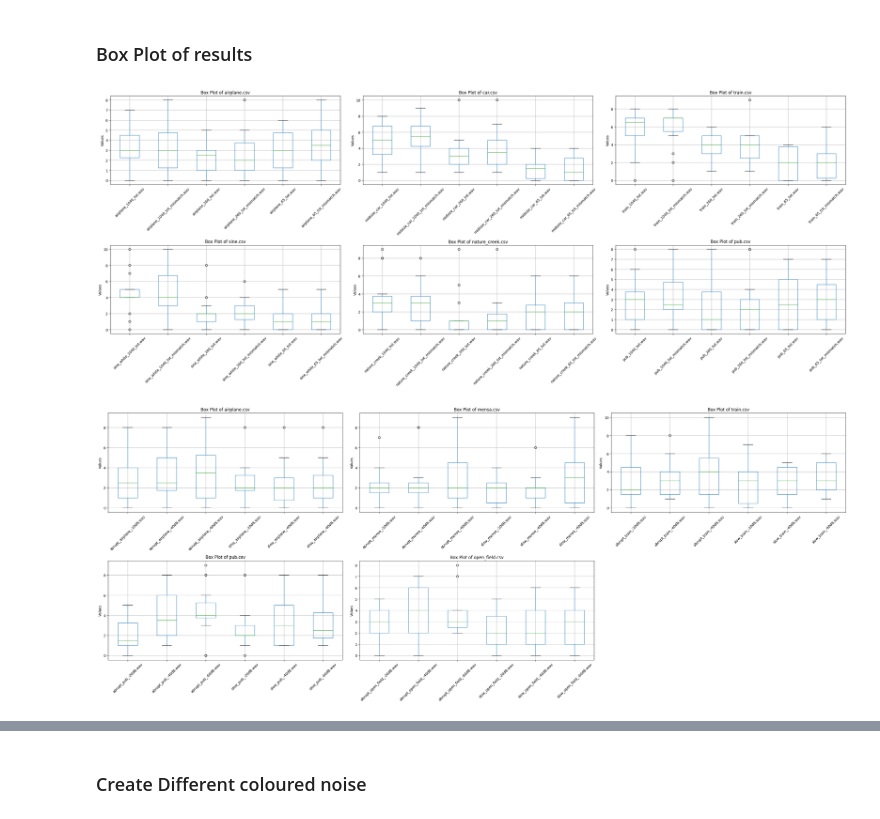
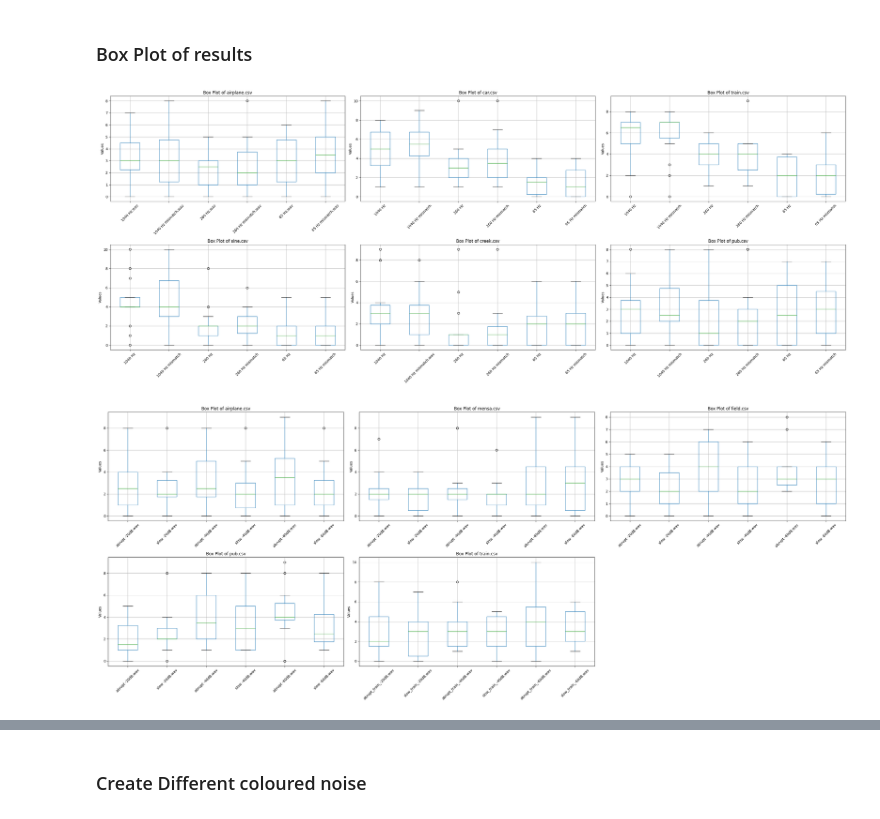
Before and after one commit to nguyen-elevear/bachelor_arbeit, a Jupyter notebook: audio_pyfar.ipynb, the cells around one changed output, grey strips where cells are left out. Cells and saved outputs as stored; diff of their text form; code cells hidden in the pictures.

Commit message:
Changes csv file for plotting

```diff
--- a/audio_pyfar.ipynb
+++ b/audio_pyfar.ipynb
@@ -383,37 +399,37 @@ audio["open_field"] = pf.io.read_audio("/Users/nptlinh/Desktop/BA-Code/test_set/
 # %%
 from gui_qt.plot_box import plot_box
 
-#results_filter_pos = ["/Users/nptlinh/Desktop/BA-Code/gui_qt/results/filter_pos/airplane.csv",
-#           "/Users/nptlinh/Desktop/BA-Code/gui_qt/results/filter_pos/car.csv",
-#           "/Users/nptlinh/Desktop/BA-Code/gui_qt/results/filter_pos/train.csv",
-#           "/Users/nptlinh/Desktop/BA-Code/gui_qt/results/filter_pos/sine.csv",
-#           "/Users/nptlinh/Desktop/BA-Code/gui_qt/results/filter_pos/nature_creek.csv",
-#           "/Users/nptlinh/Desktop/BA-Code/gui_qt/results/filter_pos/pub.csv"]
+results_filter_pos = ["/Users/nptlinh/Desktop/BA-Code/gui_qt/results/filter_pos/mod_airplane.csv",
+          "/Users/nptlinh/Desktop/BA-Code/gui_qt/results/filter_pos/mod_car.csv",
+          "/Users/nptlinh/Desktop/BA-Code/gui_qt/results/filter_pos/mod_train.csv",
+          "/Users/nptlinh/Desktop/BA-Code/gui_qt/results/filter_pos/mod_sine.csv",
+          "/Users/nptlinh/Desktop/BA-Code/gui_qt/results/filter_pos/mod_nature_creek.csv",
+          "/Users/nptlinh/Desktop/BA-Code/gui_qt/results/filter_pos/mod_pub.csv"]
 
-results_filter_pos = [r"C:\Users\LinhNguyen\Desktop\BA_Code\gui_qt\results\filter_pos\airplane.csv",
-            r"C:\Users\LinhNguyen\Desktop\BA_Code\gui_qt\results\filter_pos\car.csv",
-            r"C:\Users\LinhNguyen\Desktop\BA_Code\gui_qt\results\filter_pos\train.csv",
-            r"C:\Users\LinhNguyen\Desktop\BA_Code\gui_qt\results\filter_pos\sine.csv",
-            r"C:\Users\LinhNguyen\Desktop\BA_Code\gui_qt\results\filter_pos\nature_creek.csv",
-            r"C:\Users\LinhNguyen\Desktop\BA_Code\gui_qt\results\filter_pos\pub.csv"]
+# results_filter_pos = [r"C:\Users\LinhNguyen\Desktop\BA_Code\gui_qt\results\filter_pos\airplane.csv",
+#             r"C:\Users\LinhNguyen\Desktop\BA_Code\gui_qt\results\filter_pos\car.csv",
+#             r"C:\Users\LinhNguyen\Desktop\BA_Code\gui_qt\results\filter_pos\train.csv",
+#             r"C:\Users\LinhNguyen\Desktop\BA_Code\gui_qt\results\filter_pos\sine.csv",
+#             r"C:\Users\LinhNguyen\Desktop\BA_Code\gui_qt\results\filter_pos\nature_creek.csv",
+#             r"C:\Users\LinhNguyen\Desktop\BA_Code\gui_qt\results\filter_pos\pub.csv"]
 plot_box(results_filter_pos)
 
-# results_transition = ["/Users/nptlinh/Desktop/BA-Code/gui_qt/results/transition/airplane.csv",
-#           "/Users/nptlinh/Desktop/BA-Code/gui_qt/results/transition/mensa.csv",
-#           "/Users/nptlinh/Desktop/BA-Code/gui_qt/results/transition/open_field.csv",
-#           "/Users/nptlinh/Desktop/BA-Code/gui_qt/results/transition/pub.csv",
-#           "/Users/nptlinh/Desktop/BA-Code/gui_qt/results/transition/train.csv"]
+results_transition = ["/Users/nptlinh/Desktop/BA-Code/gui_qt/results/transition/sorted_airplane.csv",
+          "/Users/nptlinh/Desktop/BA-Code/gui_qt/results/transition/sorted_mensa.csv",
+          "/Users/nptlinh/Desktop/BA-Code/gui_qt/results/transition/sorted_open_field.csv",
+          "/Users/nptlinh/Desktop/BA-Code/gui_qt/results/transition/sorted_pub.csv",
+          "/Users/nptlinh/Desktop/BA-Code/gui_qt/results/transition/sorted_train.csv"]
 
 
-results_transition = [r"C:\Users\LinhNguyen\Desktop\BA_Code\gui_qt\results\transition\airplane.csv",
-            r"C:\Users\LinhNguyen\Desktop\BA_Code\gui_qt\results\transition\mensa.csv",
-            r"C:\Users\LinhNguyen\Desktop\BA_Code\gui_qt\results\transition\train.csv",
-            r"C:\Users\LinhNguyen\Desktop\BA_Code\gui_qt\results\transition\pub.csv",
-            r"C:\Users\LinhNguyen\Desktop\BA_Code\gui_qt\results\transition\open_field.csv"]
+# results_transition = [r"C:\Users\LinhNguyen\Desktop\BA_Code\gui_qt\results\transition\airplane.csv",
+#             r"C:\Users\LinhNguyen\Desktop\BA_Code\gui_qt\results\transition\mensa.csv",
+#             r"C:\Users\LinhNguyen\Desktop\BA_Code\gui_qt\results\transition\train.csv",
+#             r"C:\Users\LinhNguyen\Desktop\BA_Code\gui_qt\results\transition\pub.csv",
+#             r"C:\Users\LinhNguyen\Desktop\BA_Code\gui_qt\results\transition\open_field.csv"]
 plot_box(results_transition)
 # %% [output]
-[figure, old version]
+[figure, new version]
-[figure, old version]
+[figure, new version]
 # %%
 testing_filters = []
 testing_descriptors = []
```
Also changed, not shown: parts of 5 cells of this notebook, 15 other files.
